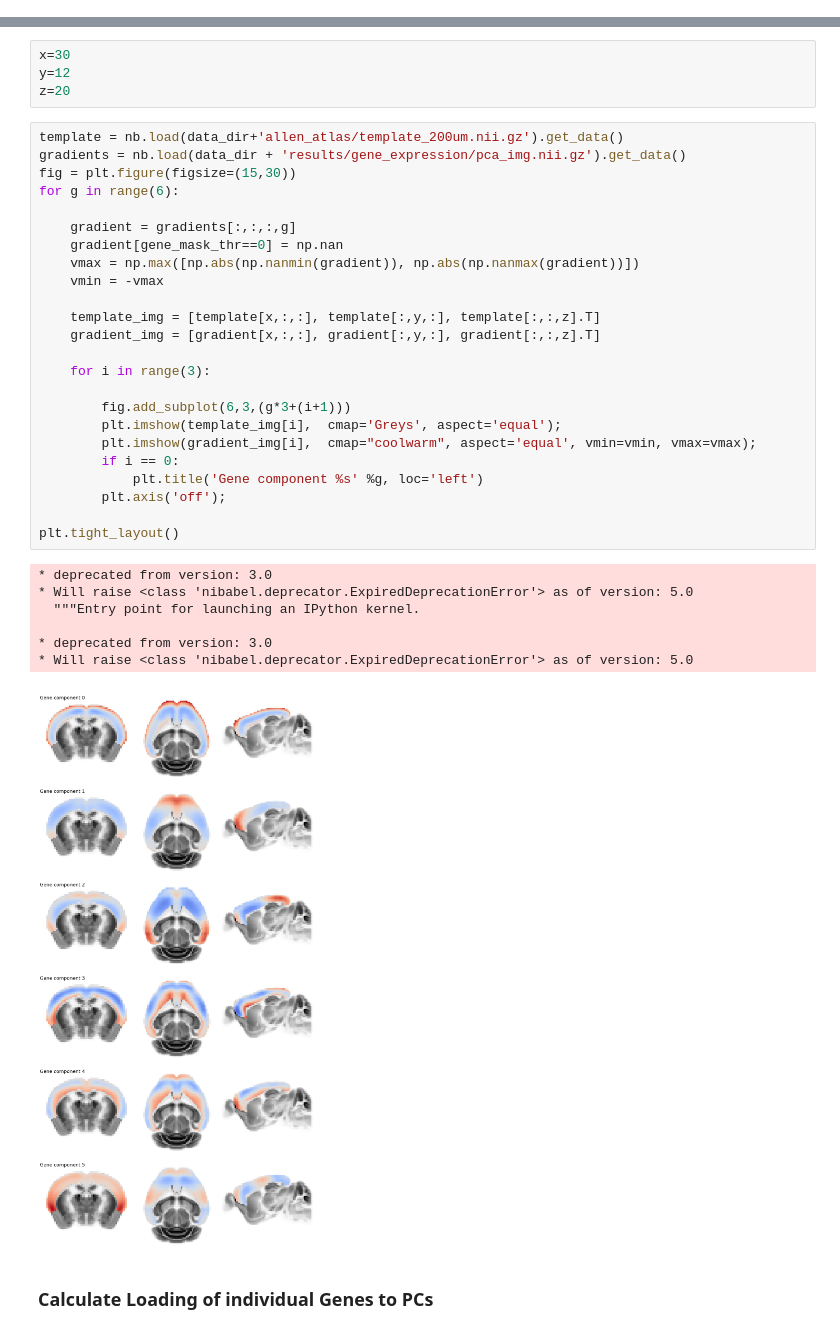
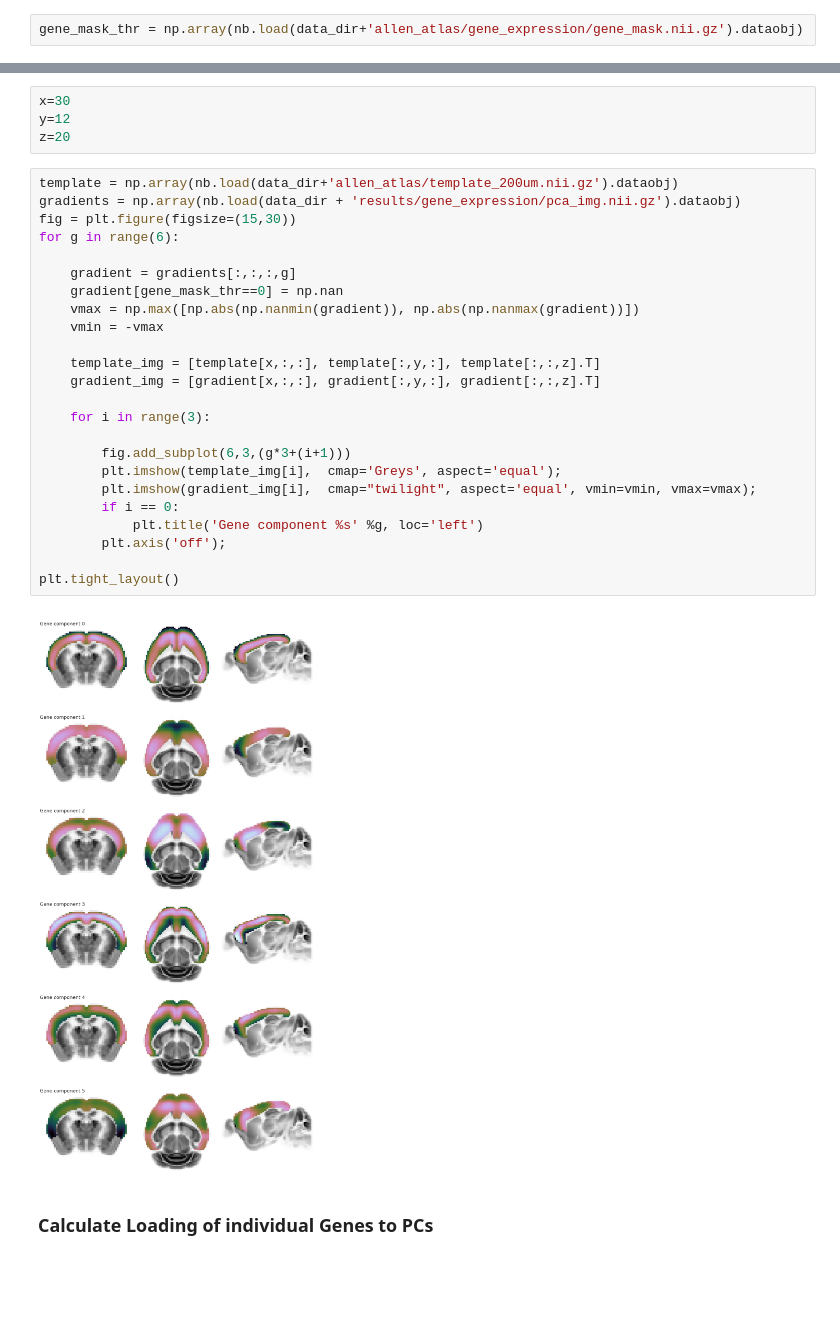
Before and after one commit to juhuntenburg/mouse_gradients, a Jupyter notebook: 07_Gene_expression.ipynb, the cells around one changed output, grey strips where cells are left out. Drawn from its saved outputs; the diff is of its cells as text; blank space fills up the shorter version.

```diff
--- a/07_Gene_expression.ipynb
+++ b/07_Gene_expression.ipynb
@@ -67,6 +66,8 @@ len(df)
 gene_mask_thr = np.zeros(mask.shape)
 gene_mask_thr[gene_mask >= (n_maps/2)] = 1
 nb.save(nb.Nifti1Image(gene_mask_thr, aff, hdr), data_dir+'allen_atlas/gene_expression/gene_mask.nii.gz')
+# %%
+gene_mask_thr = np.array(nb.load(data_dir+'allen_atlas/gene_expression/gene_mask.nii.gz').dataobj)
 # %% [markdown]
 ### Combine energy for experiments probing the same gene (entrez)
 # %%
@@ -181,37 +182,31 @@ x=30
 y=12
 z=20
 # %%
-template = nb.load(data_dir+'allen_atlas/template_200um.nii.gz').get_data()
-gradients = nb.load(data_dir + 'results/gene_expression/pca_img.nii.gz').get_data()
+template = np.array(nb.load(data_dir+'allen_atlas/template_200um.nii.gz').dataobj)
+gradients = np.array(nb.load(data_dir + 'results/gene_expression/pca_img.nii.gz').dataobj)
 fig = plt.figure(figsize=(15,30))
 for g in range(6):
 
     gradient = gradients[:,:,:,g]
     gradient[gene_mask_thr==0] = np.nan
     vmax = np.max([np.abs(np.nanmin(gradient)), np.abs(np.nanmax(gradient))])
     vmin = -vmax
 
     template_img = [template[x,:,:], template[:,y,:], template[:,:,z].T]
     gradient_img = [gradient[x,:,:], gradient[:,y,:], gradient[:,:,z].T]
 
     for i in range(3):
 
         fig.add_subplot(6,3,(g*3+(i+1)))
         plt.imshow(template_img[i],  cmap='Greys', aspect='equal');
-        plt.imshow(gradient_img[i],  cmap="coolwarm", aspect='equal', vmin=vmin, vmax=vmax);
+        plt.imshow(gradient_img[i],  cmap="twilight", aspect='equal', vmin=vmin, vmax=vmax);
         if i == 0:
             plt.title('Gene component %s' %g, loc='left')
         plt.axis('off');
 
 plt.tight_layout()
 # %% [output]
-* deprecated from version: 3.0
-* Will raise <class 'nibabel.deprecator.ExpiredDeprecationError'> as of version: 5.0
-  """Entry point for launching an IPython kernel.
-
-* deprecated from version: 3.0
-* Will raise <class 'nibabel.deprecator.ExpiredDeprecationError'> as of version: 5.0
-[figure, old version]
+[figure, new version]
 # %% [markdown]
 ### Calculate Loading of individual Genes to PCs
 # %%
```
Also changed, not shown: parts of 12 cells of this notebook, 10 other files.
